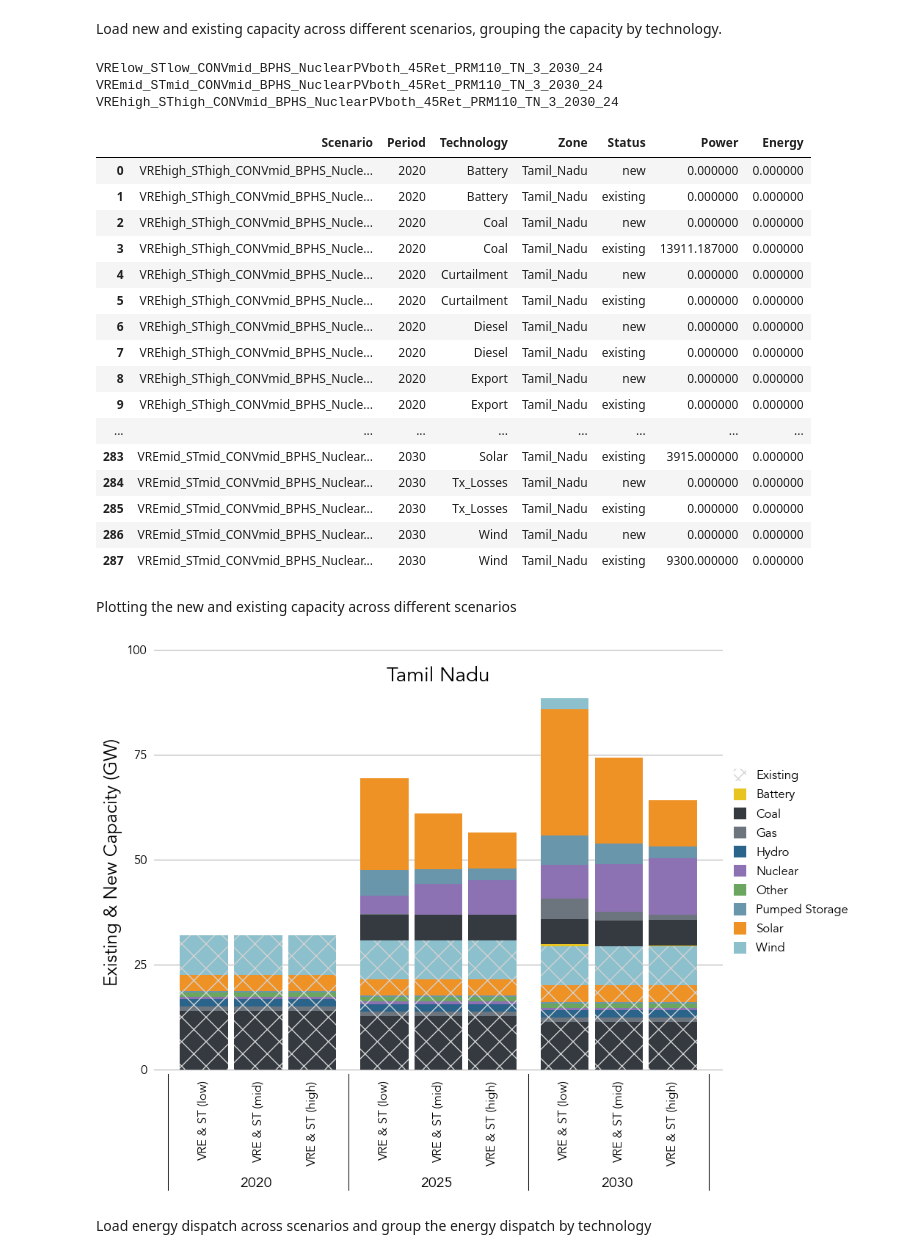
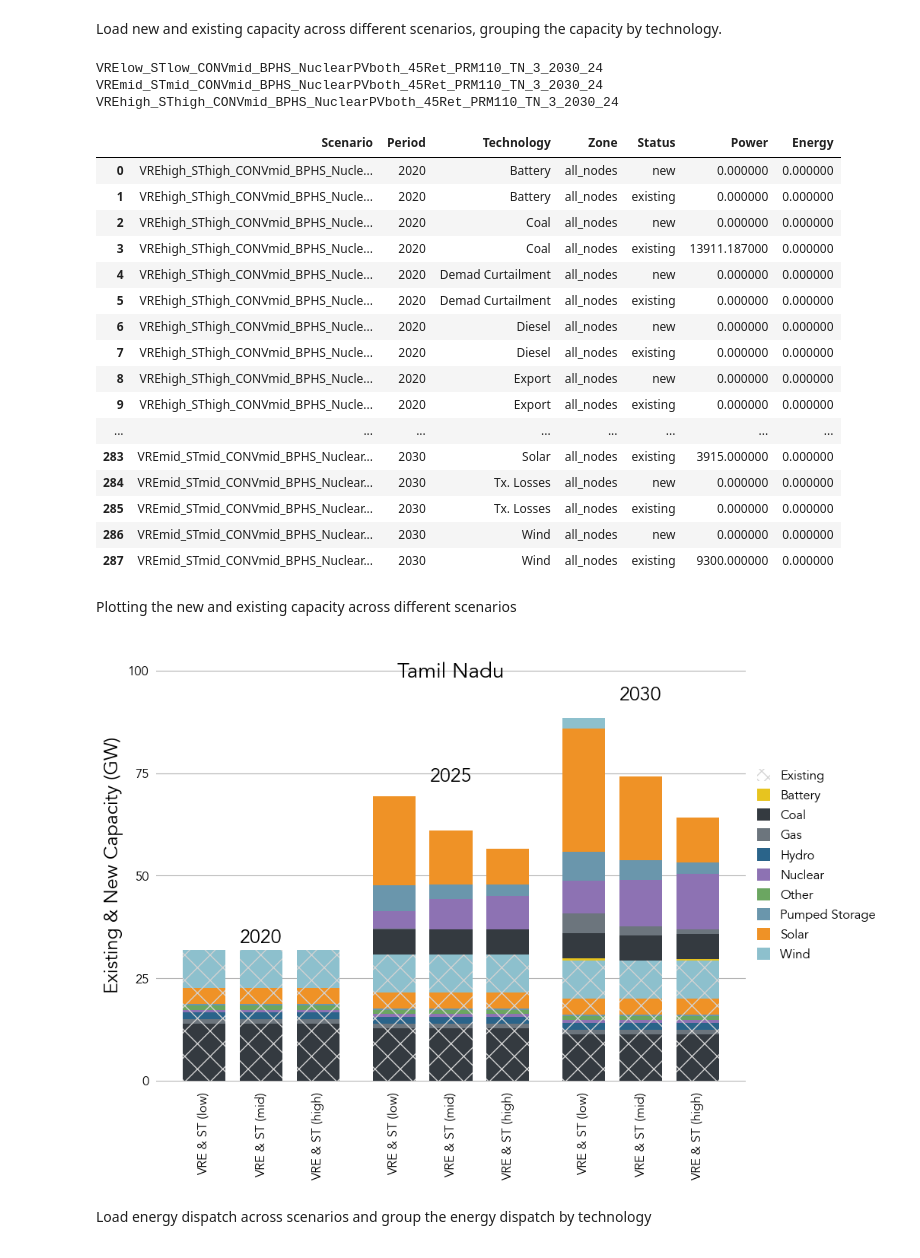
Before and after one commit to cetlab-ucsb/gridpath-workshop-ucsb, a Jupyter notebook: wri-workshop.ipynb, the cells around one changed output. Saved outputs shown, nothing was run; the diff lists cells and outputs as text; code cells hidden in the pictures.

Commit message:
plotting with all_node functionality and automatic placement of periods

```diff
--- a/wri-workshop.ipynb
+++ b/wri-workshop.ipynb
@@ -180,8 +180,8 @@ print(path_to_scenarios)
 # %% [markdown]
 Loading necessary functions for the zones, scenarios labels `<scenario_labels.csv>` and technology colors `<technology_labels.csv>` to plot the graph for new and existing capacity
 # %%
-scen_labels_ = pd.read_csv(software_dir + '/scenario_labels.csv')
-tech_labels_ = pd.read_csv(software_dir + '/technology_labels.csv')
+scen_labels_ = pd.read_csv(directory + '/input_csvs_plotting/scenario_labels.csv')
+tech_labels_ = pd.read_csv(directory + '/input_csvs_plotting/technology_labels.csv')
 # %% [markdown]
 Load new and existing capacity across different scenarios, grouping the capacity by technology.
 # %%
@@ -193,37 +193,35 @@ VRElow_STlow_CONVmid_BPHS_NuclearPVboth_45Ret_PRM110_TN_3_2030_24
 VREmid_STmid_CONVmid_BPHS_NuclearPVboth_45Ret_PRM110_TN_3_2030_24
 VREhigh_SThigh_CONVmid_BPHS_NuclearPVboth_45Ret_PRM110_TN_3_2030_24
 |  | Scenario | Period | Technology | Zone | Status | Power | Energy |
-| 0 | VREhigh_SThigh_CONVmid_BPHS_Nucle... | 2020 | Battery | Tamil_Nadu | new | 0.000000 | 0.000000 |
-| 1 | VREhigh_SThigh_CONVmid_BPHS_Nucle... | 2020 | Battery | Tamil_Nadu | existing | 0.000000 | 0.000000 |
-| 2 | VREhigh_SThigh_CONVmid_BPHS_Nucle... | 2020 | Coal | Tamil_Nadu | new | 0.000000 | 0.000000 |
-| 3 | VREhigh_SThigh_CONVmid_BPHS_Nucle... | 2020 | Coal | Tamil_Nadu | existing | 13911.187000 | 0.000000 |
-| 4 | VREhigh_SThigh_CONVmid_BPHS_Nucle... | 2020 | Curtailment | Tamil_Nadu | new | 0.000000 | 0.000000 |
-| 5 | VREhigh_SThigh_CONVmid_BPHS_Nucle... | 2020 | Curtailment | Tamil_Nadu | existing | 0.000000 | 0.000000 |
-| 6 | VREhigh_SThigh_CONVmid_BPHS_Nucle... | 2020 | Diesel | Tamil_Nadu | new | 0.000000 | 0.000000 |
-| 7 | VREhigh_SThigh_CONVmid_BPHS_Nucle... | 2020 | Diesel | Tamil_Nadu | existing | 0.000000 | 0.000000 |
-| 8 | VREhigh_SThigh_CONVmid_BPHS_Nucle... | 2020 | Export | Tamil_Nadu | new | 0.000000 | 0.000000 |
-| 9 | VREhigh_SThigh_CONVmid_BPHS_Nucle... | 2020 | Export | Tamil_Nadu | existing | 0.000000 | 0.000000 |
+| 0 | VREhigh_SThigh_CONVmid_BPHS_Nucle... | 2020 | Battery | all_nodes | new | 0.000000 | 0.000000 |
+| 1 | VREhigh_SThigh_CONVmid_BPHS_Nucle... | 2020 | Battery | all_nodes | existing | 0.000000 | 0.000000 |
+| 2 | VREhigh_SThigh_CONVmid_BPHS_Nucle... | 2020 | Coal | all_nodes | new | 0.000000 | 0.000000 |
+| 3 | VREhigh_SThigh_CONVmid_BPHS_Nucle... | 2020 | Coal | all_nodes | existing | 13911.187000 | 0.000000 |
+| 4 | VREhigh_SThigh_CONVmid_BPHS_Nucle... | 2020 | Demad Curtailment | all_nodes | new | 0.000000 | 0.000000 |
+| 5 | VREhigh_SThigh_CONVmid_BPHS_Nucle... | 2020 | Demad Curtailment | all_nodes | existing | 0.000000 | 0.000000 |
+| 6 | VREhigh_SThigh_CONVmid_BPHS_Nucle... | 2020 | Diesel | all_nodes | new | 0.000000 | 0.000000 |
+| 7 | VREhigh_SThigh_CONVmid_BPHS_Nucle... | 2020 | Diesel | all_nodes | existing | 0.000000 | 0.000000 |
+| 8 | VREhigh_SThigh_CONVmid_BPHS_Nucle... | 2020 | Export | all_nodes | new | 0.000000 | 0.000000 |
+| 9 | VREhigh_SThigh_CONVmid_BPHS_Nucle... | 2020 | Export | all_nodes | existing | 0.000000 | 0.000000 |
 | ... | ... | ... | ... | ... | ... | ... | ... |
-| 283 | VREmid_STmid_CONVmid_BPHS_Nuclear... | 2030 | Solar | Tamil_Nadu | existing | 3915.000000 | 0.000000 |
-| 284 | VREmid_STmid_CONVmid_BPHS_Nuclear... | 2030 | Tx_Losses | Tamil_Nadu | new | 0.000000 | 0.000000 |
-| 285 | VREmid_STmid_CONVmid_BPHS_Nuclear... | 2030 | Tx_Losses | Tamil_Nadu | existing | 0.000000 | 0.000000 |
-| 286 | VREmid_STmid_CONVmid_BPHS_Nuclear... | 2030 | Wind | Tamil_Nadu | new | 0.000000 | 0.000000 |
-| 287 | VREmid_STmid_CONVmid_BPHS_Nuclear... | 2030 | Wind | Tamil_Nadu | existing | 9300.000000 | 0.000000 |
+| 283 | VREmid_STmid_CONVmid_BPHS_Nuclear... | 2030 | Solar | all_nodes | existing | 3915.000000 | 0.000000 |
+| 284 | VREmid_STmid_CONVmid_BPHS_Nuclear... | 2030 | Tx. Losses | all_nodes | new | 0.000000 | 0.000000 |
+| 285 | VREmid_STmid_CONVmid_BPHS_Nuclear... | 2030 | Tx. Losses | all_nodes | existing | 0.000000 | 0.000000 |
+| 286 | VREmid_STmid_CONVmid_BPHS_Nuclear... | 2030 | Wind | all_nodes | new | 0.000000 | 0.000000 |
+| 287 | VREmid_STmid_CONVmid_BPHS_Nuclear... | 2030 | Wind | all_nodes | existing | 9300.000000 | 0.000000 |
 # %% [markdown]
 Plotting the new and existing capacity across different scenarios
 # %%
 _plot_new_and_existing_capacity(grouped_capacity_, scen_labels_, tech_labels_,
                                 title        = 'Tamil Nadu',
                                 units_label  = 'Existing & New Capacity (GW)',
                                 units        = 1e3,
                                 legend       = True,
                                 save         = True,
-                                file_name    = directory + r'/images/group_installed_capacity.png',
-                                y_period     = -28,
-                                y_grid_inc   = 25,
-                                div_line_len = -0.275,)
+                                file_name    = directory + r'/plots/group_installed_capacity.png',
+                                y_grid_inc   = 25)
 # %% [output]
-[figure, old version]
+[figure, new version]
 # %% [markdown]
 Load energy dispatch across scenarios and group the energy dispatch by technology
 # %%
```
Also changed, not shown: parts of 18 cells of this notebook, 2 other files.
